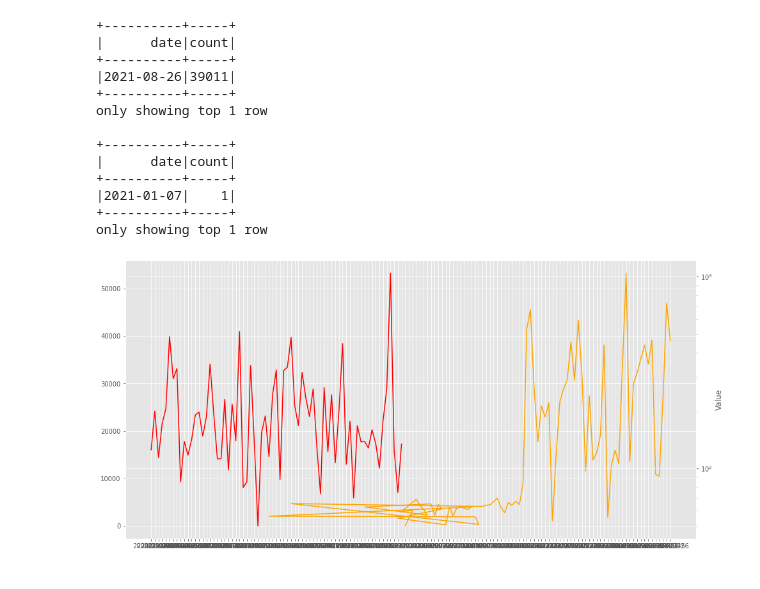
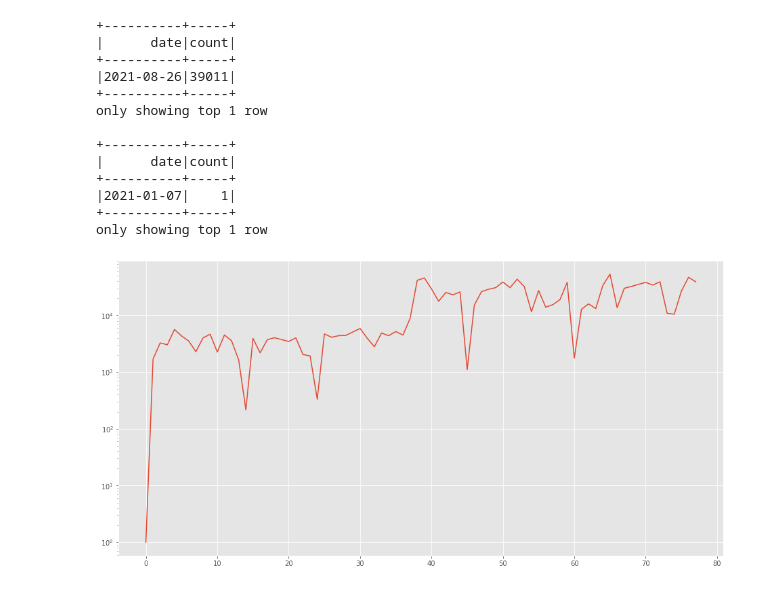
Before and after one commit to snenenenenenene/btc-twitter-data-mining, a Jupyter notebook: main.ipynb, the cells around one changed output. Drawn from its saved outputs; the diff is of its cells as text; code cells hidden in the pictures.

Commit message:
DF update + more graphs

```diff
--- a/main.ipynb
+++ b/main.ipynb
@@ -317,13 +257,12 @@ ax.legend()
 # %%
 df_location = tweets_df.groupBy('user_location').count().sort(col("count").desc()).show()
 # %%
-import datetime
 date_df = tweets_df.withColumn("date", F.to_date(F.col("date")))
-date_df = date_df.groupby("date").count().dropna().sort(asc("date")).filter((date_df.date > datetime.datetime(2020, 3, 20) )& (date_df.date < datetime.datetime(2021,9,10)))
+date_df = date_df. groupby("date").count().dropna().sort(asc("date")).filter((date_df.date > datetime.datetime(2020, 3, 20) )& (date_df.date < datetime.datetime.today()))
 date_df.sort(desc("date")).show(1)
 date_df.sort(asc("date")).show(1)
 x_rows = date_df.select("date").collect()
-tweets_x = list(map(lambda r : str(r['date']), x_rows))
+x = list(map(lambda r : (r['date']), x_rows))
 y_rows = date_df.select("count").collect()
 tweets_y = list(map(lambda r : int(r['count']), y_rows))
 # %% [output]
@@ -353,23 +281,0 @@ btc_y = list(map(lambda r : float(r['max(Volume)']), y_rows))
-# %%
-%matplotlib inline
-rc('figure', figsize=(16, 8))
-fig, ax1 = plt.subplots()
-ax1.plot(tweets_x, tweets_y,
-        color="orange",
-        label='Tweets')
-ax1.tick_params(axis='y')
-# date_form = mdates.DateFormatter("%b")
-# ax1.xaxis.set_major_formatter(date_form)
-ax2 = ax1.twinx()
-ax2.plot(btc_x, btc_y,
-color="red",
-        label='BTC Value')
-ax2.set_yscale('log')
-ax2.tick_params(axis='y')
-# ax2.xaxis.set_major_formatter(date_form)
-
-ax2.set_xlabel('Date')
-ax2.set_ylabel('Value')
-plt.show()
-# %% [output]
-[figure, removed]
@@ -375,0 +288,12 @@ plt.show()
+# %%
+fig, ax = plt.subplots(figsize=(16,8))
+ax.plot(tweets_y,label='Tweet Volume')
+ax.set_yscale('log')
+ax.tick_params(axis='y')
+lines, labels = ax.get_legend_handles_labels()
+lines2, labels2 = ax2.get_legend_handles_labels()
+ax2.legend(lines + lines2, labels + labels2, loc=0)
+
+plt.show()
+# %% [output]
+[figure, added]
```
Also changed, not shown: parts of 15 cells of this notebook.
